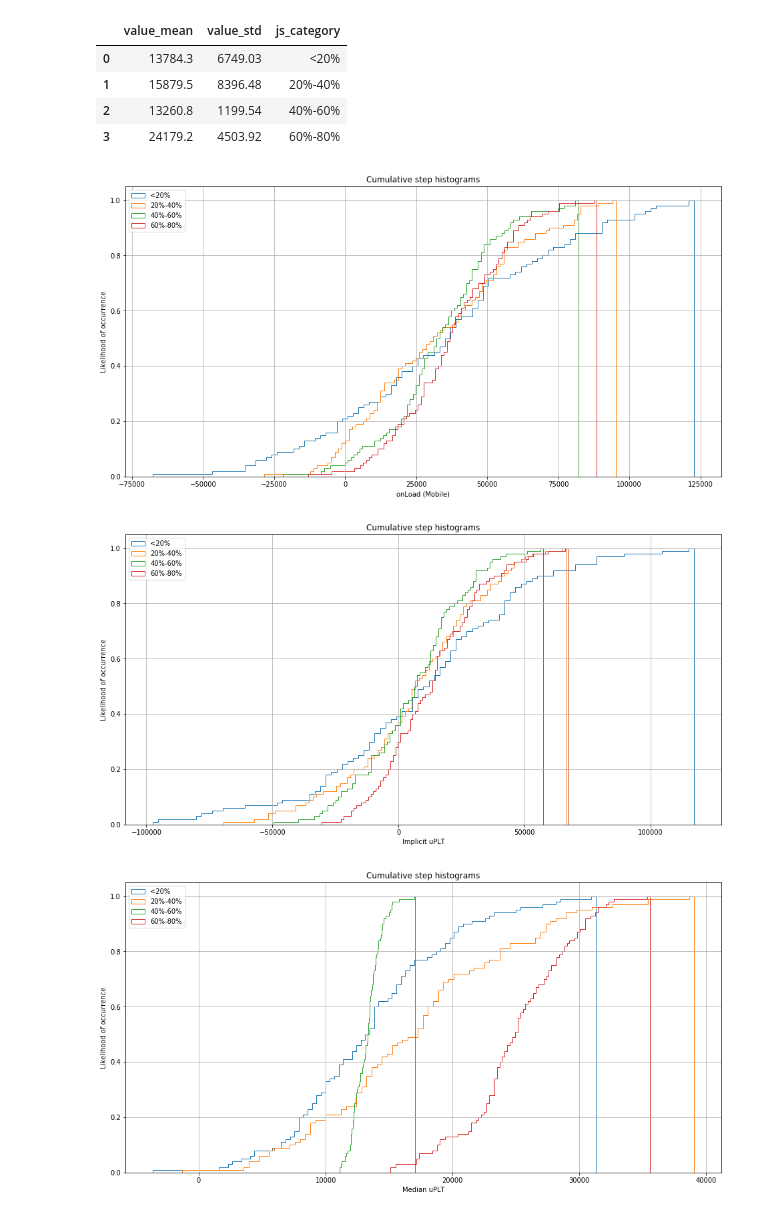
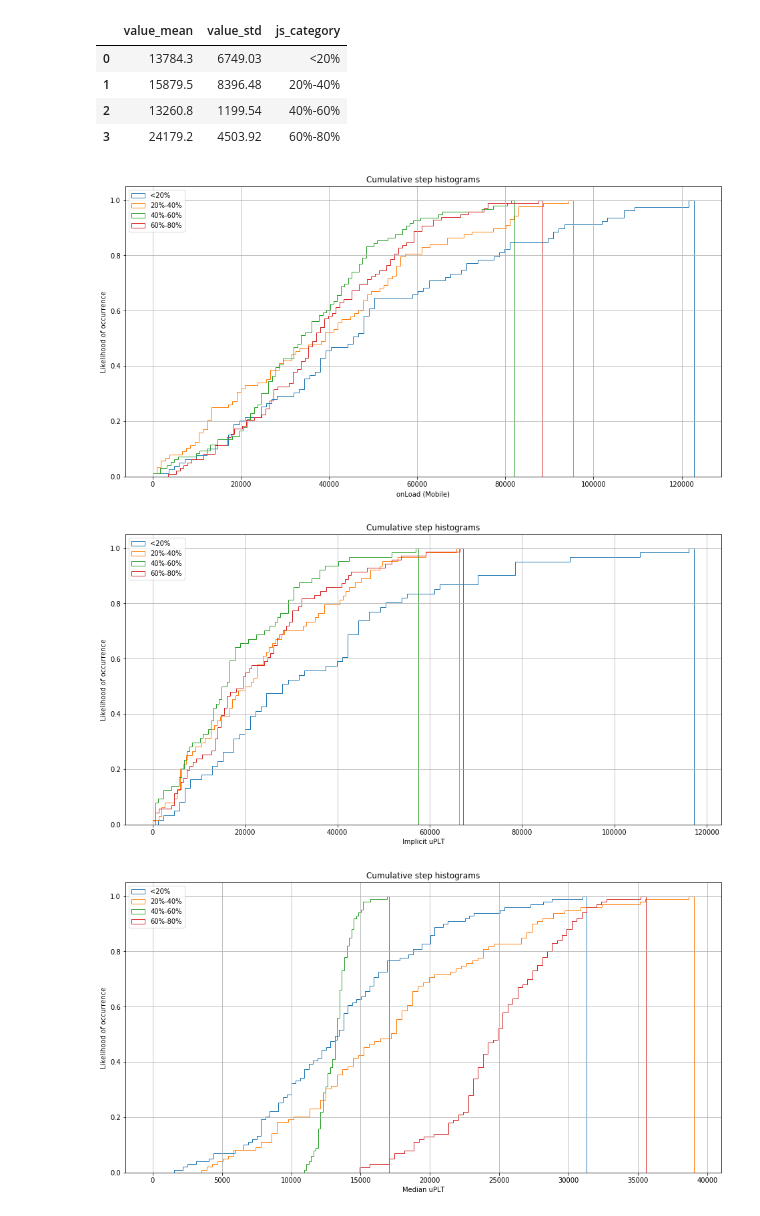
Before and after one commit to agarwal1510/webgaze-523, a Jupyter notebook: JavaScript_Heavy_Category.ipynb, the cells around one changed output. Saved outputs shown, nothing was run; the diff lists cells and outputs as text; code cells hidden in the pictures.

```diff
--- a/JavaScript_Heavy_Category.ipynb
+++ b/JavaScript_Heavy_Category.ipynb
@@ -158,41 +158,41 @@ for index,row in df_mobile_new.iterrows():
     if not math.isnan(row['value_std']):
         x = np.random.normal(row['value_mean'], row['value_std'], size=100)
         n, bins, patches = ax.hist(x, n_bins, normed=1, histtype='step',
-                           cumulative=True, label=row['js_category'])
+                           cumulative=True, label=row['js_category'], range=(0, x.max()))
 
 for index,row in df_implicit_new.iterrows():
     if not math.isnan(row['value_std']):
         x2 = np.random.normal(row['value_mean'], row['value_std'], size=100)
         n2, bins2, patches2 = ax2.hist(x2, n_bins, normed=1, histtype='step',
-                           cumulative=True, label=row['js_category'])
+                           cumulative=True, label=row['js_category'], range=(0, x2.max()))
 
 for index,row in df_median_new.iterrows():
     if not math.isnan(row['value_std']):
         x3 = np.random.normal(row['value_mean'], row['value_std'], size=100)
         n3, bins3, patches3 = ax3.hist(x3, n_bins, normed=1, histtype='step',
-                           cumulative=True, label=row['js_category'])
+                           cumulative=True, label=row['js_category'], range=(0, x3.max()))
 
 
 ax.grid(True)
 ax.legend(loc='upper left')
 ax.set_title('Cumulative step histograms')
 ax.set_xlabel('onLoad (Mobile)')
 ax.set_ylabel('Likelihood of occurrence')
 
 ax2.grid(True)
 ax2.legend(loc='upper left')
 ax2.set_title('Cumulative step histograms')
 ax2.set_xlabel('Implicit uPLT')
 ax2.set_ylabel('Likelihood of occurrence')
 
 ax3.grid(True)
 ax3.legend(loc='upper left')
 ax3.set_title('Cumulative step histograms')
 ax3.set_xlabel('Median uPLT')
 ax3.set_ylabel('Likelihood of occurrence')
 
 plt.show()
 # %% [output]
-[figure, old version]
+[figure, new version]
-[figure, old version]
+[figure, new version]
-[figure, old version]
+[figure, new version]
```
Also changed, not shown: 2 other files.
